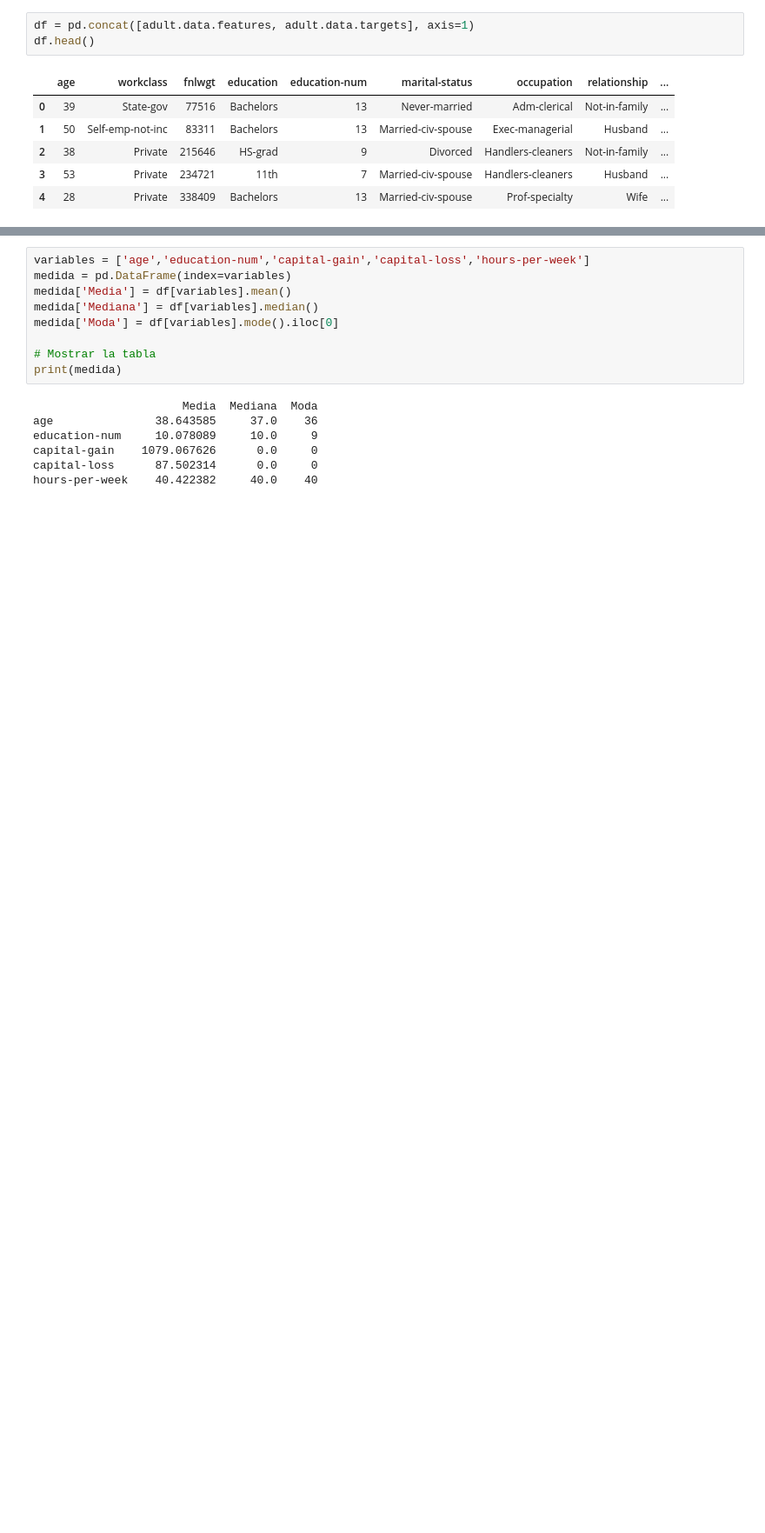
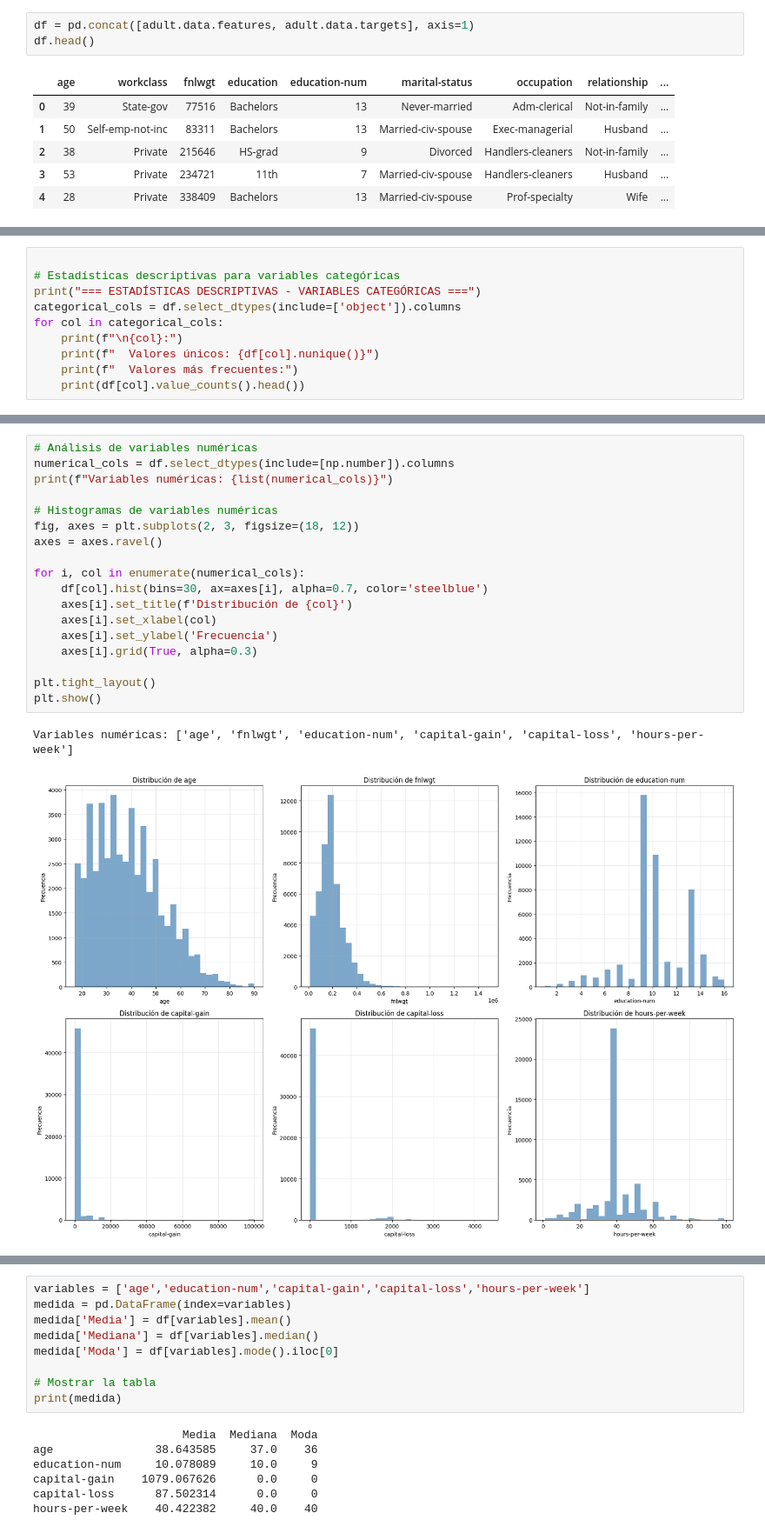
Before and after one commit to JohnOspa/ProyectoMLOps, a Jupyter notebook: notebooks/01_EDA.ipynb, the cells around one changed output, grey strips where cells are left out. Shown at 87% size. Drawn from its saved outputs; the diff is of its cells as text; blank space fills up the shorter version.

```diff
--- a/notebooks/01_EDA.ipynb
+++ b/notebooks/01_EDA.ipynb
@@ -38,0 +82,10 @@ df.head()
+# %%
+
+# Estadísticas descriptivas para variables categóricas
+print("=== ESTADÍSTICAS DESCRIPTIVAS - VARIABLES CATEGÓRICAS ===")
+categorical_cols = df.select_dtypes(include=['object']).columns
+for col in categorical_cols:
+    print(f"\n{col}:")
+    print(f"  Valores únicos: {df[col].nunique()}")
+    print(f"  Valores más frecuentes:")
+    print(df[col].value_counts().head())
@@ -38,0 +156,21 @@ df.head()
+# %%
+# Análisis de variables numéricas
+numerical_cols = df.select_dtypes(include=[np.number]).columns
+print(f"Variables numéricas: {list(numerical_cols)}")
+
+# Histogramas de variables numéricas
+fig, axes = plt.subplots(2, 3, figsize=(18, 12))
+axes = axes.ravel()
+
+for i, col in enumerate(numerical_cols):
+    df[col].hist(bins=30, ax=axes[i], alpha=0.7, color='steelblue')
+    axes[i].set_title(f'Distribución de {col}')
+    axes[i].set_xlabel(col)
+    axes[i].set_ylabel('Frecuencia')
+    axes[i].grid(True, alpha=0.3)
+
+plt.tight_layout()
+plt.show()
+# %% [output]
+Variables numéricas: ['age', 'fnlwgt', 'education-num', 'capital-gain', 'capital-loss', 'hours-per-week']
+[figure, added]
```
Also changed, not shown: parts of 10 cells of this notebook.
